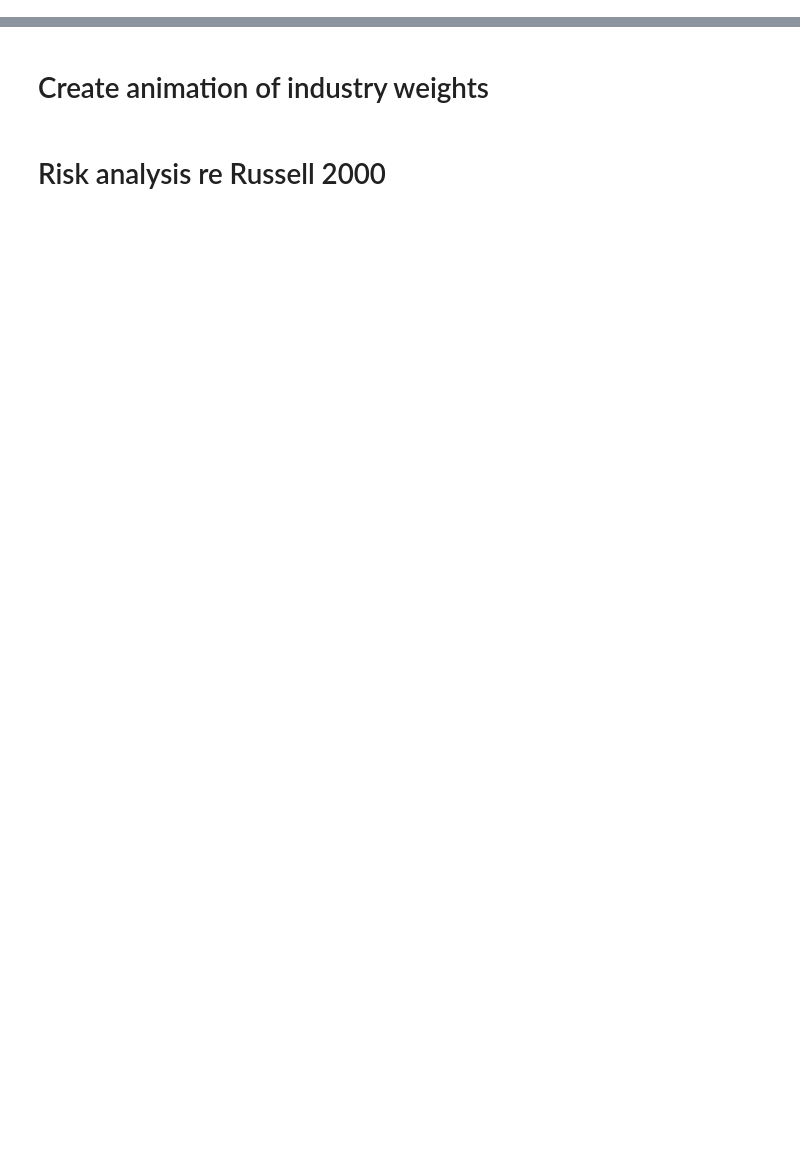
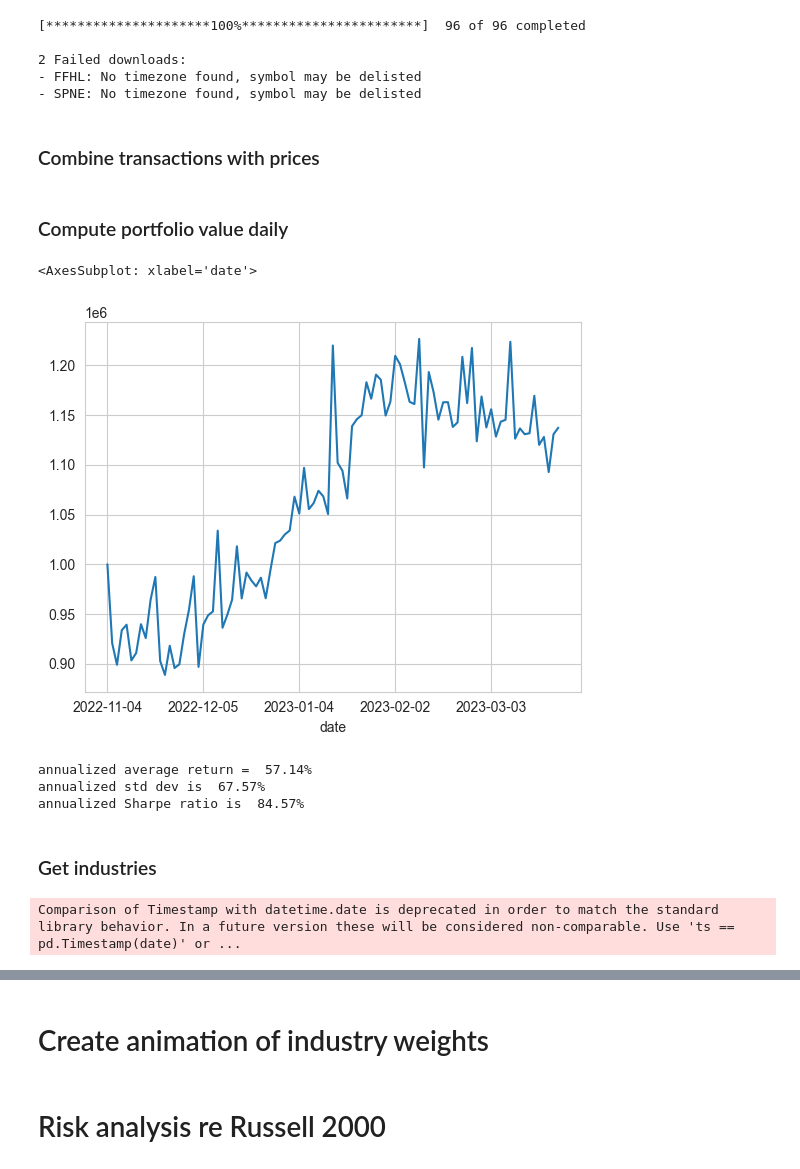
Before and after one commit to bbcx-investments/mgmt767, a Jupyter notebook: PortfolioHistory3.ipynb, the cells around one changed output, grey strips where cells are left out. Drawn from its saved outputs; the diff is of its cells as text; code cells hidden in the pictures; blank space fills up the shorter version.

Commit message:
transactions

```diff
--- a/PortfolioHistory3.ipynb
+++ b/PortfolioHistory3.ipynb
@@ -0,0 +36,53 @@
+# %%
+prices = yf.download(list(transact.ticker.unique()), start="2022-11-04")
+
+prices = prices.stack()
+prices.index.names = ["date", "ticker"]
+prices = prices.reset_index()[["date", "ticker", "Close"]]
+prices.date = prices.date.dt.date.astype(str)
+prices = prices.set_index(["ticker", "date"])
+# %% [output]
+[*********************100%***********************]  96 of 96 completed
+
+2 Failed downloads:
+- FFHL: No timezone found, symbol may be delisted
+- SPNE: No timezone found, symbol may be delisted
+# %% [markdown]
+### Combine transactions with prices
+# %%
+df = pd.concat((positions, prices), axis=1)
+indx = pd.MultiIndex.from_product(
+    (df.index.unique("ticker"), df.index.unique("date"))
+)
+df = df.reindex(indx)
+
+df["Price"] = transact.set_index(["ticker", "date"]).Price
+df["Price"] = df.Price.fillna(df.Close)
+df["Price"] = df.groupby("ticker").Price.ffill()
+
+df["Quantity"] = df.groupby("ticker").Quantity.ffill()
+df["Value"] = df.Quantity * df.Price
+# %% [markdown]
+### Compute portfolio value daily
+# %%
+portfolio = df.groupby("date").Value.sum()
+portfolio = pd.DataFrame(portfolio).merge(cash, on="date", how="left")
+portfolio.columns = ["stocks", "cash"]
+portfolio["cash"] = portfolio.cash.ffill()
+equity = portfolio.stocks + portfolio.cash
+ret = equity.pct_change()
+# %%
+equity.plot()
+# %% [output]
+<AxesSubplot: xlabel='date'>
+[figure, added]
+# %%
+print(f"annualized average return = {252*ret.mean(): .1%}")
+print(f"annualized std dev is {np.sqrt(252)*ret.std(): .1%}")
+print(f"annualized Sharpe ratio is {np.sqrt(252)*ret.mean()/ret.std(): .1%}")
+# %% [output]
+annualized average return =  57.14%
+annualized std dev is  67.57%
+annualized Sharpe ratio is  84.57%
+# %% [markdown]
+### Get industries
@@ -0,0 +97,6 @@
+# %%
+portfolio = pd.concat((portfolio, cash), axis=1)
+portfolio.columns = ["stocks", "cash"]
+portfolio["total"] = portfolio.stocks + portfolio.cash
+# %% [output]
+Comparison of Timestamp with datetime.date is deprecated in order to match the standard library behavior. In a future version these will be considered non-comparable. Use 'ts == pd.Timestamp(date)' or ...
```
Also changed, not shown: parts of 22 cells of this notebook, 3 other files.
